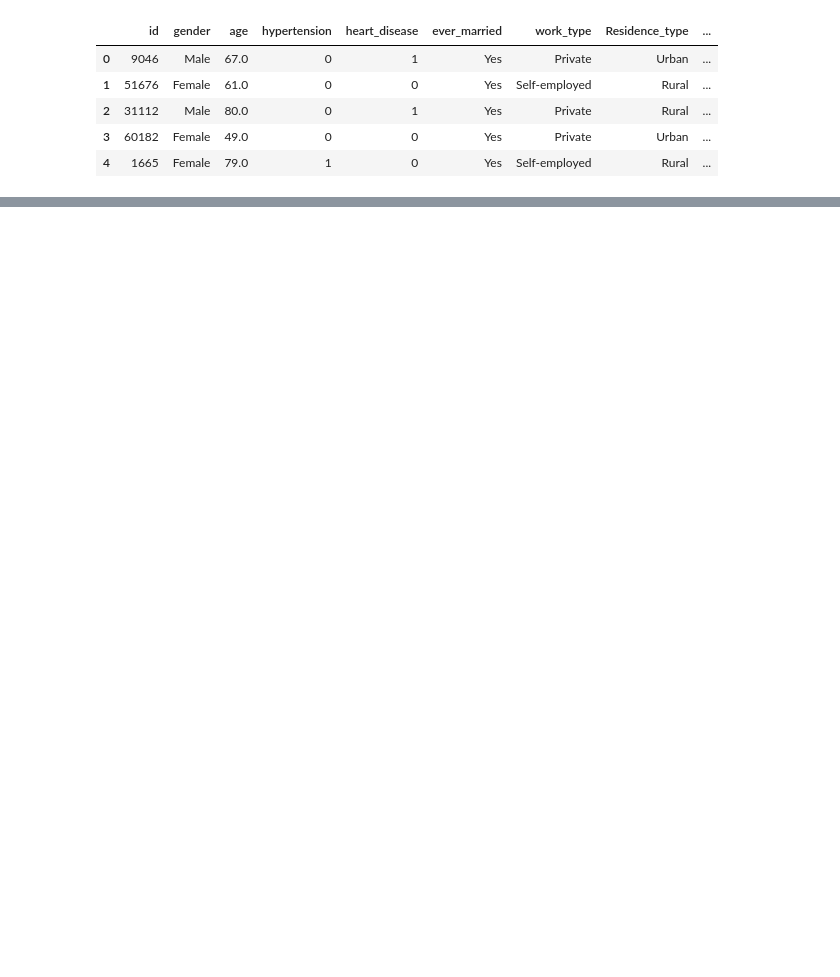
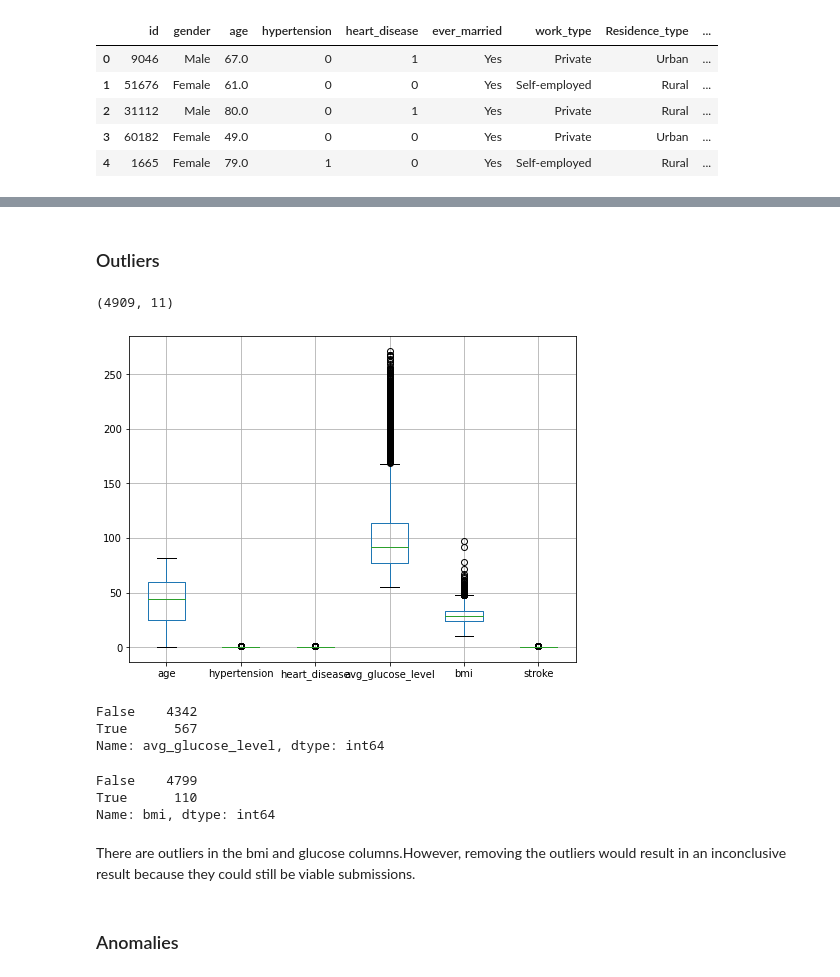
Before and after one commit to quincynjoroge/stroke-health-care-analysis, a Jupyter notebook: Untitled4.ipynb, the cells around one changed output, grey strips where cells are left out. Drawn from its saved outputs; the diff is of its cells as text; code cells hidden in the pictures; blank space fills up the shorter version.

Commit message:
Adding data cleaning and univariate analysis

```diff
--- a/Untitled4.ipynb
+++ b/Untitled4.ipynb
@@ -20,0 +76,5 @@ healthdata.head()
+# %%
+# Using the same format for all column names by:
+# Renaming the columns to combine the names of the columns into a single word and lowering the case
+
+healthdata.columns = healthdata.columns.str.lower().str.replace(' ', '_')
@@ -20,0 +108,4 @@ healthdata.head()
+# %%
+# Dropping irrelevant fields
+healthdata.drop(columns =['id'],inplace = True)
+healthdata.head()
@@ -20,0 +161,5 @@ healthdata.head()
+# %%
+# Dropping any rows that have a missing or null values because they may cause inconsistencies.
+healthdata.dropna(inplace = True)
+# Checking if there are any null values.
+healthdata.isnull().sum()
@@ -20,0 +179,43 @@ healthdata.head()
+# %% [markdown]
+### Outliers
+# %%
+# checking for outliers
+healthdata.boxplot(figsize=(8, 6), fontsize=10)
+
+# print size of the data with outliers present
+print(healthdata.shape)
+# %% [output]
+(4909, 11)
+[figure, added]
+# %%
+# Checking for outliers in the glucose level column
+
+Q1 = healthdata.avg_glucose_level.quantile(0.25)
+Q3 = healthdata.avg_glucose_level.quantile(0.75)
+
+IQR = Q3 - Q1
+
+outliers = ((healthdata.avg_glucose_level < Q1 - 1.5 * IQR) | (healthdata.avg_glucose_level > Q3 + 1.5 * IQR))
+outliers.value_counts()
+# %% [output]
+False    4342
+True      567
+Name: avg_glucose_level, dtype: int64
+# %%
+# Checking for outliers in the bmi column
+
+Q1 = healthdata.bmi.quantile(0.25)
+Q3 = healthdata.bmi.quantile(0.75)
+
+IQR = Q3 - Q1
+
+outliers = ((healthdata.bmi < Q1 - 1.5 * IQR) | (healthdata.bmi > Q3 + 1.5 * IQR))
+outliers.value_counts()
+# %% [output]
+False    4799
+True      110
+Name: bmi, dtype: int64
+# %% [markdown]
+There are outliers in the bmi and glucose columns.However, removing the outliers would result in an inconclusive result because they could still be viable submissions.
+# %% [markdown]
+### Anomalies
```
Also changed, not shown: parts of 76 cells of this notebook.
